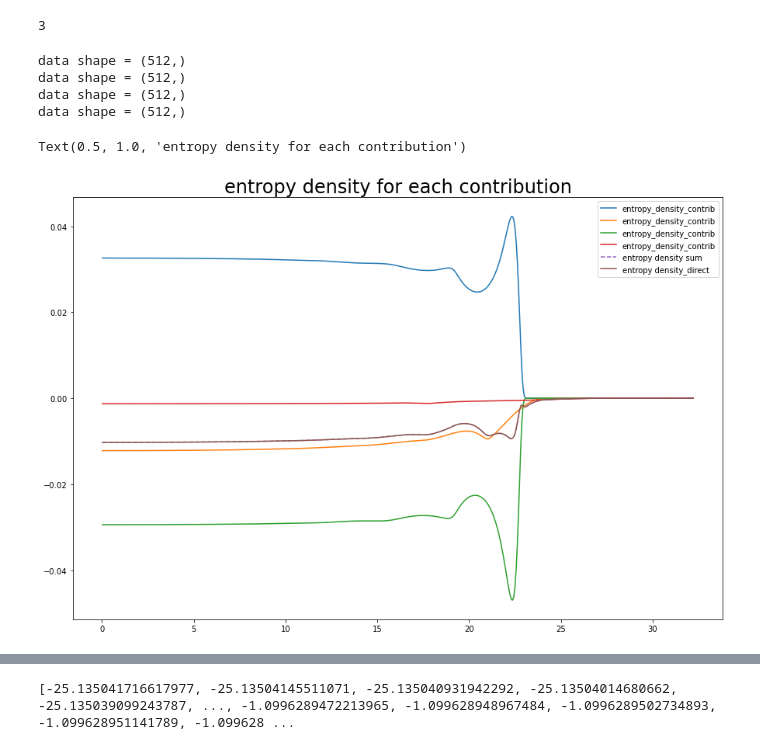
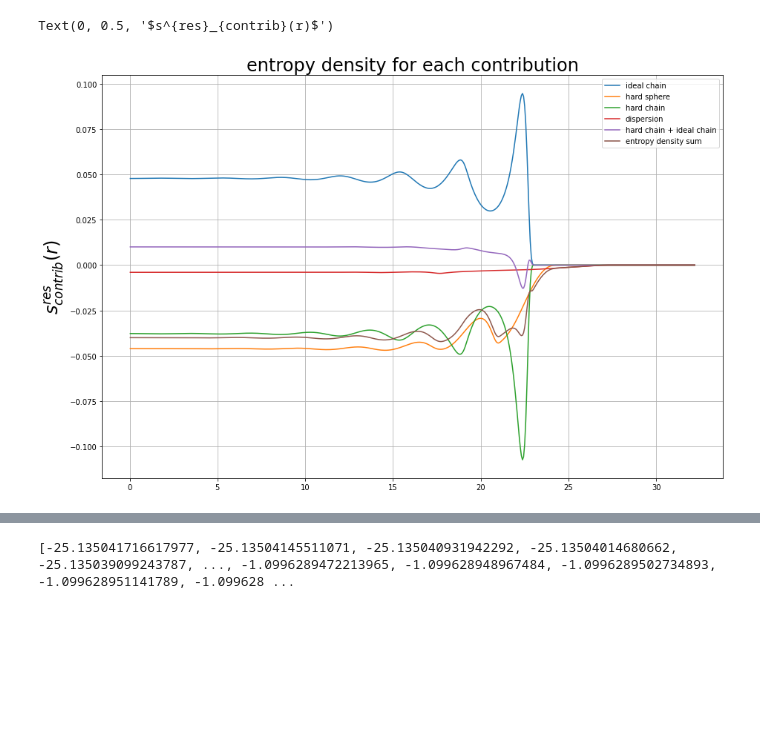
Before and after one commit to bbbursik/feos-pcsaft, a Jupyter notebook: examples/22-02-08-exampleEntropyScaling.ipynb, the cells around one changed output, grey strips where cells are left out. Drawn from its saved outputs; the diff is of its cells as text; code cells hidden in the pictures; blank space fills up the shorter version.

Commit message:
update of example and changed entropy scaling contrib for ideal chain wd

```diff
--- a/examples/22-02-08-exampleEntropyScaling.ipynb
+++ b/examples/22-02-08-exampleEntropyScaling.ipynb
@@ -18,7 +18,7 @@ feos_pcsaft.__file__
 # %%
 components = ['propane']#, 'butane']#, 'pentane']
 composition = np.array([0.5, 0.5]) *MOL
-temperature = 350.15* KELVIN
+temperature = 210.15* KELVIN
 pressure = 1 * BAR
 # %%
 params = PcSaftParameters.from_json(components, '../parameters/propane_with_entropy_scaling.json')
@@ -145,32 +166,46 @@ data shape = (1, 512)
-# %%
-len(interface.weighted_densities)
-# %% [output]
-3
 # %%
 plt.figure(figsize=[15,10])
 entropy_density = np.zeros((interface.z/ANGSTROM).shape[0])
 
-for filename in glob.glob('*edc.npy'):
-    data = np.load(filename)
-    print(f'data shape = {data.shape}')
+# for filename in glob.glob('*edc.npy'):
+#     data = np.load(filename)
+#     print(f'data shape = {data.shape}')
 
-    plt.plot(interface.z / ANGSTROM, (data), label=f'entropy_density_contrib')#, marker = 'x')
-    entropy_density = entropy_density + data
-plt.plot(interface.z/ANGSTROM, entropy_density, label='entropy density sum', linestyle='--')
-# plt.plot(interface.z/ANGSTROM, interface.entropy_density(Contributions.Residual)/PASCAL/SECOND, label='entropy sum')
-plt.plot(interface.z/ANGSTROM, interface.entropy_density(Contributions.Residual)/RGAS*NAV*ANGSTROM**3, label='entropy density_direct')
+#     plt.plot(interface.z / ANGSTROM, (data), label=f'entropy_density_contrib')#, marker = 'x')
+#     entropy_density = entropy_density + data
+
+data_ic = np.load('0_edc.npy')
+plt.plot(interface.z / ANGSTROM, (data_ic), label=f'ideal chain')#, marker = 'x')
+entropy_density = entropy_density + data_ic
 
 
-# plt.plot(interface.z/ANGSTROM, (interface.density*NAV*ANGSTROM**3)[0,:], label='rho')
+data_hs = np.load('1_edc.npy')
+entropy_density = entropy_density + data_hs
+plt.plot(interface.z / ANGSTROM, (data_hs), label=f'hard sphere')#, marker = 'x')
+
+data_hc = np.load('2_edc.npy')
+entropy_density = entropy_density + data_hc
+plt.plot(interface.z / ANGSTROM, (data_hc), label=f'hard chain')#, marker = 'x')
+
+data_disp = np.load('3_edc.npy')
+entropy_density = entropy_density + data_disp
+plt.plot(interface.z / ANGSTROM, (data_disp), label=f'dispersion')#, marker = 'x')
+
+plt.plot(interface.z / ANGSTROM, (data_hc) + (data_ic), label=f'hard chain + ideal chain')#, marker = 'x')
+
+# plt.plot(interface.z/ANGSTROM, entropy_density, label='entropy density sum', marker='o')
+# plt.plot(interface.z/ANGSTROM, interface.entropy_density(Contributions.Residual)/PASCAL/SECOND, label='entropy sum')
+plt.plot(interface.z/ANGSTROM, interface.entropy_density(Contributions.Residual)/RGAS*NAV*ANGSTROM**3, label='entropy density sum')
+
+#plt.xlim([20, 28])
+#plt.ylim([-0.01, 0.01])
 plt.legend()
+plt.grid()
 plt.title('entropy density for each contribution', fontsize=24)
+plt.ylabel(r'$s^{res}_{contrib}(r)$', fontsize=24)
 # %% [output]
-data shape = (512,)
-data shape = (512,)
-data shape = (512,)
-data shape = (512,)
+Text(0, 0.5, '$s^{res}_{contrib}(r)$')
-Text(0.5, 1.0, 'entropy density for each contribution')
-[figure, old version]
+[figure, new version]
 # %%
 plt.figure(figsize=[15,10])
 entropy = np.zeros((interface.z/ANGSTROM).shape[0])
```
Also changed, not shown: parts of 12 cells of this notebook, 1 other file.
